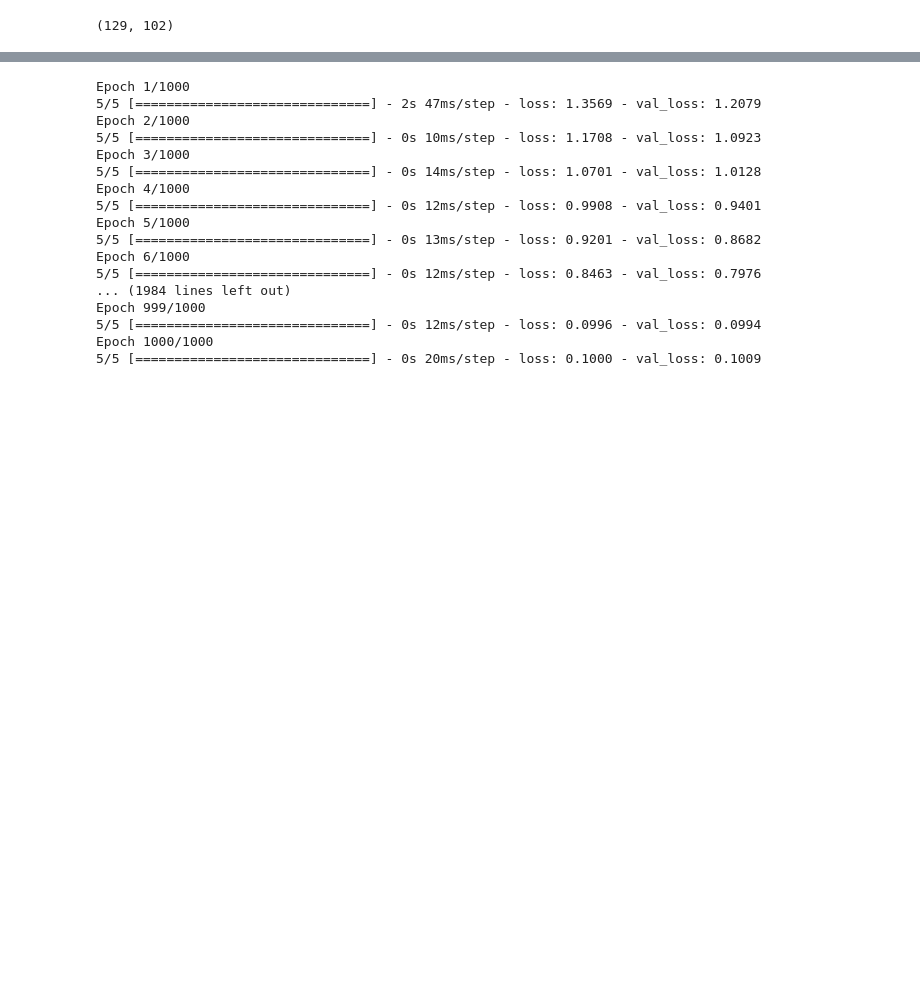
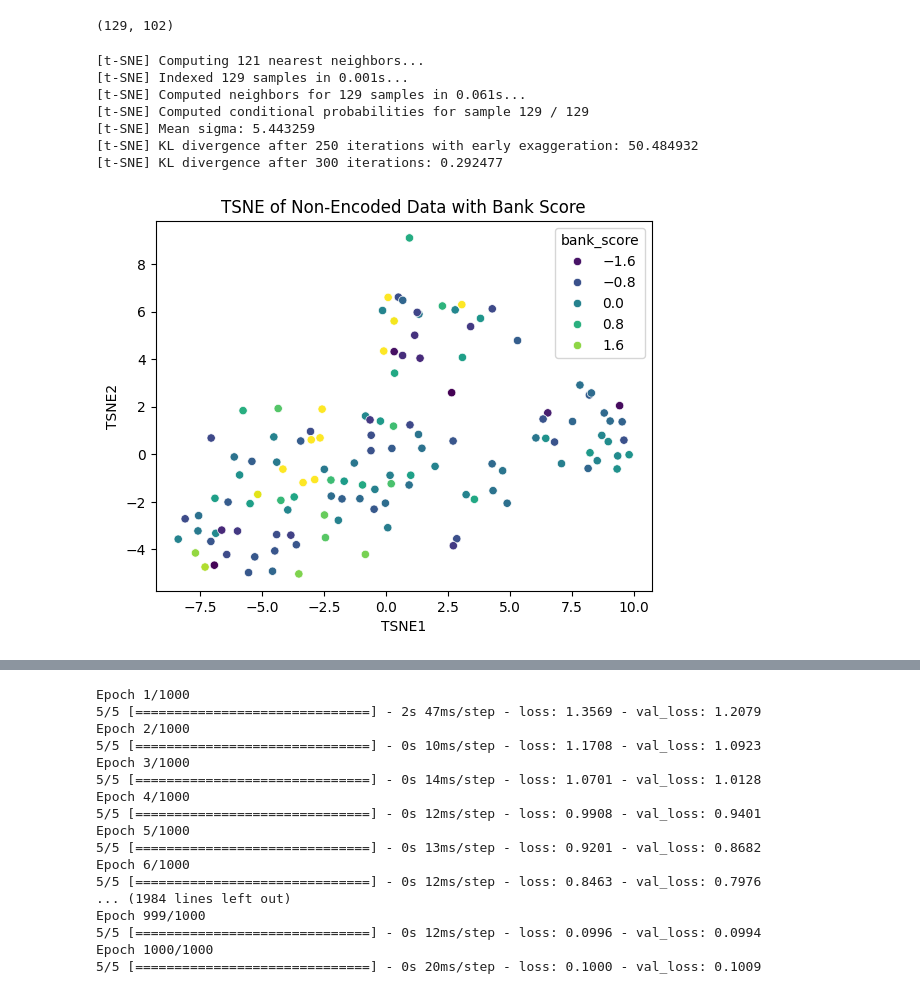
Before and after one commit to ericwhamilton1/gradient-descent-into-madness, a Jupyter notebook: tsne_data_viz.ipynb, the cells around one changed output, grey strips where cells are left out. Drawn from its saved outputs; the diff is of its cells as text; code cells hidden in the pictures; blank space fills up the shorter version.

Commit message:
Added tSNE of non-encoded data for comparison

```diff
--- a/tsne_data_viz.ipynb
+++ b/tsne_data_viz.ipynb
@@ -20,3 +20,39 @@ scaled_data = StandardScaler().fit_transform(numeric_data)
 scaled_data.shape
 # %% [output]
 (129, 102)
+# %%
+from sklearn.manifold import TSNE
+
+tsne = TSNE(n_components=2, verbose=1, perplexity=40, n_iter=300)
+tsne_results  = tsne.fit_transform(scaled_data)
+tsne_df = pd.DataFrame(tsne_results, columns=['TSNE1', 'TSNE2'])
+score = df['Pounds of Food Distributed'] / df['Pop2010'] - df['PovertyRate']
+q1 = score.quantile(0.25)
+q3 = score.quantile(0.75)
+iqr = q3 - q1
+lower = q1 - 1.5 * iqr
+upper = q3 + 1.5 * iqr
+score = score.clip(lower, upper)
+tsne_df['bank_score'] = (score - score.mean()) / score.std()
+
+plt.figure()
+sns.scatterplot(
+    x="TSNE1", y="TSNE2",
+    hue="bank_score",
+    palette=sns.color_palette("viridis", as_cmap=True),
+    data=tsne_df,
+    legend="auto"
+)
+
+plt.title("TSNE of Non-Encoded Data with Bank Score")
+# plt.savefig('clustering.png')
+plt.show()
+# %% [output]
+[t-SNE] Computing 121 nearest neighbors...
+[t-SNE] Indexed 129 samples in 0.001s...
+[t-SNE] Computed neighbors for 129 samples in 0.061s...
+[t-SNE] Computed conditional probabilities for sample 129 / 129
+[t-SNE] Mean sigma: 5.443259
+[t-SNE] KL divergence after 250 iterations with early exaggeration: 50.484932
+[t-SNE] KL divergence after 300 iterations: 0.292477
+[figure, added]
```
Also changed, not shown: parts of 2 cells of this notebook.
